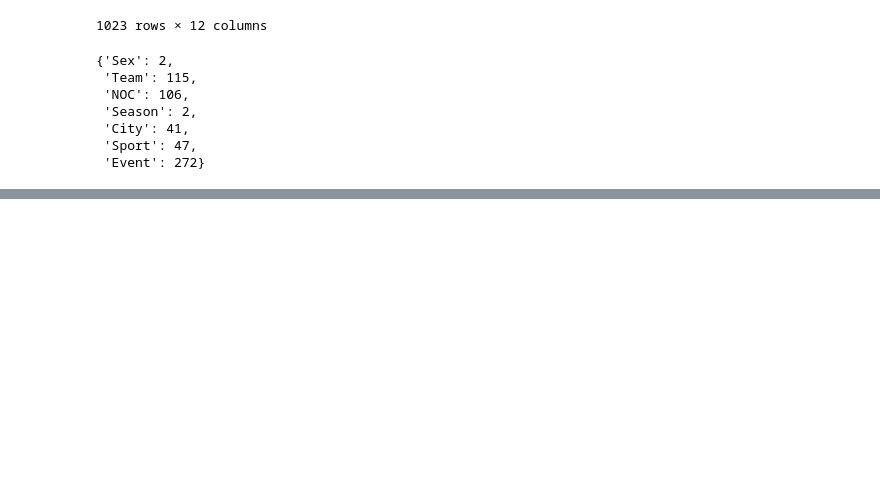
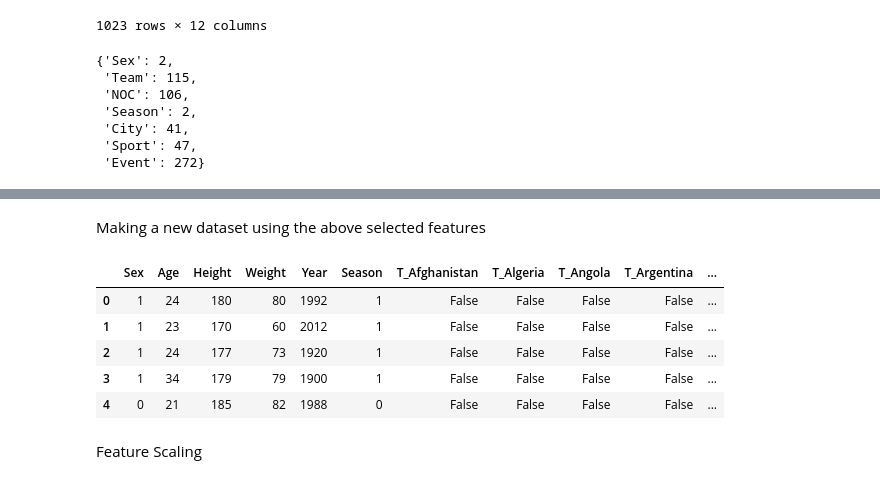
Before and after one commit to AyonChatterjee/ML-Projects-, a Jupyter notebook: OlympicMedalPrediction/OlympicsPredictions.ipynb, the cells around one changed output, grey strips where cells are left out. Saved outputs shown, nothing was run; the diff lists cells and outputs as text; code cells hidden in the pictures; blank space fills up the shorter version.

Commit message:
Done with the part of Feature Selection and Feature Scaling

```diff
--- a/OlympicMedalPrediction/OlympicsPredictions.ipynb
+++ b/OlympicMedalPrediction/OlympicsPredictions.ipynb
@@ -395,0 +456,22 @@ X = data.drop('Medal' , axis = 1)
+# %% [markdown]
+Making a new dataset using the above selected features
+# %%
+data = data[['Sex',
+ 'Age',
+ 'Height',
+ 'Weight',
+ 'Year',
+ 'Season',
+ 'T_Afghanistan',
+ 'T_Algeria',
+ 'T_Angola',
+ 'T_Argentina' , 'Medal']]
+
+data.head()
+# %% [output]
+|  | Sex | Age | Height | Weight | Year | Season | T_Afghanistan | T_Algeria | T_Angola | T_Argentina | ... |
+| 0 | 1 | 24 | 180 | 80 | 1992 | 1 | False | False | False | False | ... |
+| 1 | 1 | 23 | 170 | 60 | 2012 | 1 | False | False | False | False | ... |
+| 2 | 1 | 24 | 177 | 73 | 1920 | 1 | False | False | False | False | ... |
+| 3 | 1 | 34 | 179 | 79 | 1900 | 1 | False | False | False | False | ... |
+| 4 | 0 | 21 | 185 | 82 | 1988 | 0 | False | False | False | False | ... |
@@ -395,0 +484,2 @@ X = data.drop('Medal' , axis = 1)
+# %% [markdown]
+Feature Scaling
```
Also changed, not shown: parts of 14 cells of this notebook.
